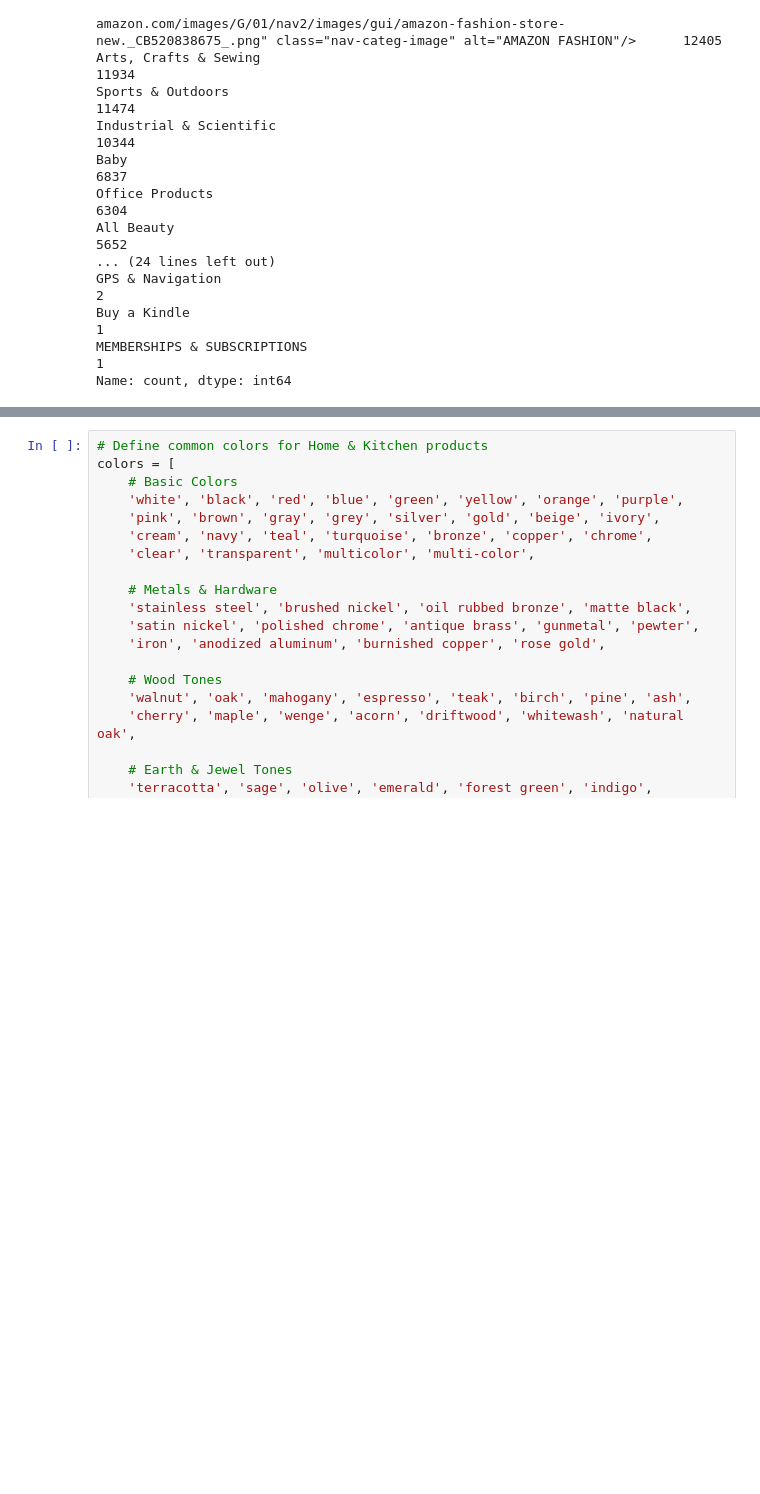
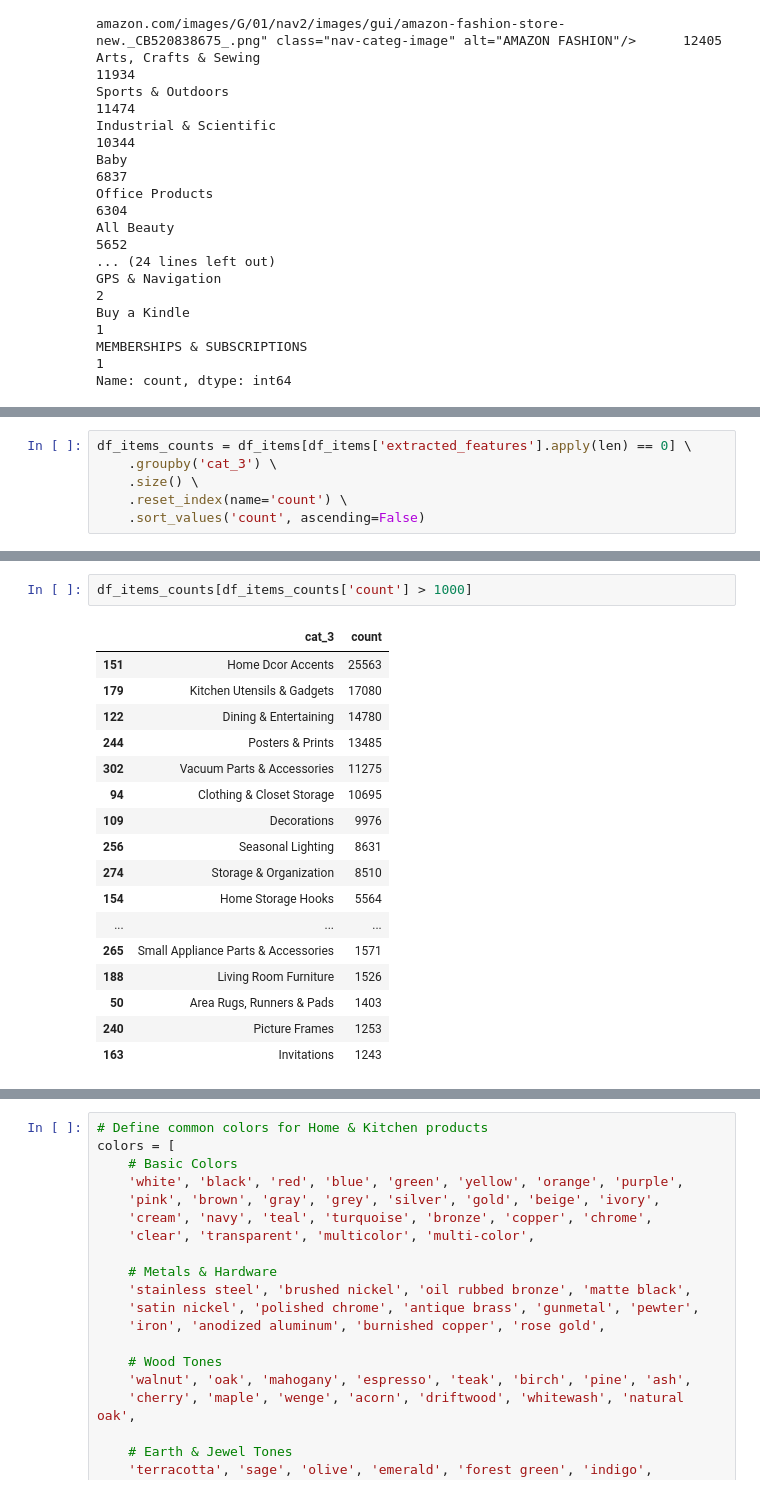
Before and after one commit to flamesmith/RecSystem, a Jupyter notebook: notebooks/analyze_features.ipynb, the cells around one changed output, grey strips where cells are left out. Drawn from its saved outputs; the diff is of its cells as text; blank space fills up the shorter version.

```diff
--- a/notebooks/analyze_features.ipynb
+++ b/notebooks/analyze_features.ipynb
@@ -212,0 +432,6 @@ Name: count, dtype: int64
+# %%
+df_items_counts = df_items[df_items['extracted_features'].apply(len) == 0] \
+    .groupby('cat_3') \
+    .size() \
+    .reset_index(name='count') \
+    .sort_values('count', ascending=False)
@@ -212,0 +467,20 @@ Name: count, dtype: int64
+# %%
+df_items_counts[df_items_counts['count'] > 1000]
+# %% [output]
+|  | cat_3 | count |
+| 151 | Home Dcor Accents | 25563 |
+| 179 | Kitchen Utensils & Gadgets | 17080 |
+| 122 | Dining & Entertaining | 14780 |
+| 244 | Posters & Prints | 13485 |
+| 302 | Vacuum Parts & Accessories | 11275 |
+| 94 | Clothing & Closet Storage | 10695 |
+| 109 | Decorations | 9976 |
+| 256 | Seasonal Lighting | 8631 |
+| 274 | Storage & Organization | 8510 |
+| 154 | Home Storage Hooks | 5564 |
+| ... | ... | ... |
+| 265 | Small Appliance Parts & Accessories | 1571 |
+| 188 | Living Room Furniture | 1526 |
+| 50 | Area Rugs, Runners & Pads | 1403 |
+| 240 | Picture Frames | 1253 |
+| 163 | Invitations | 1243 |
```
Also changed, not shown: parts of 21 cells of this notebook, 3 other files.
